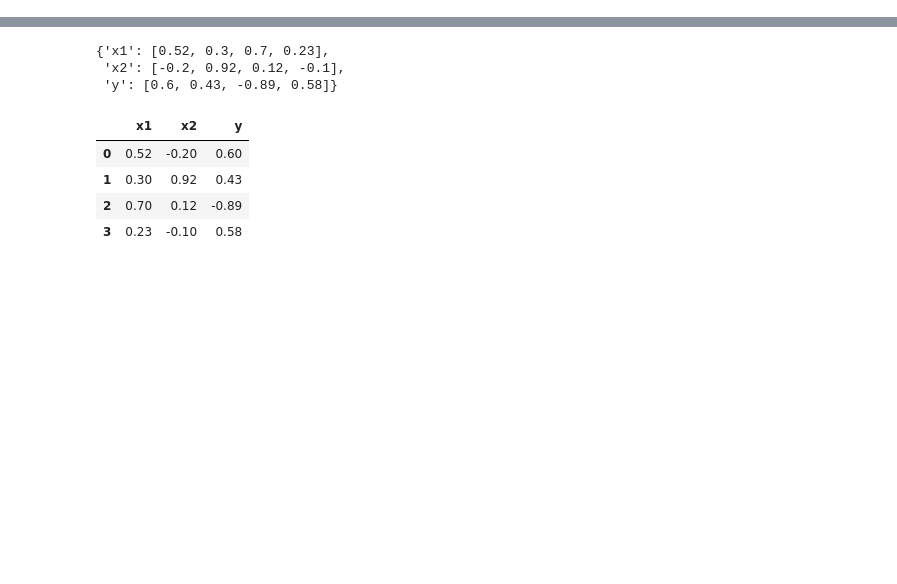
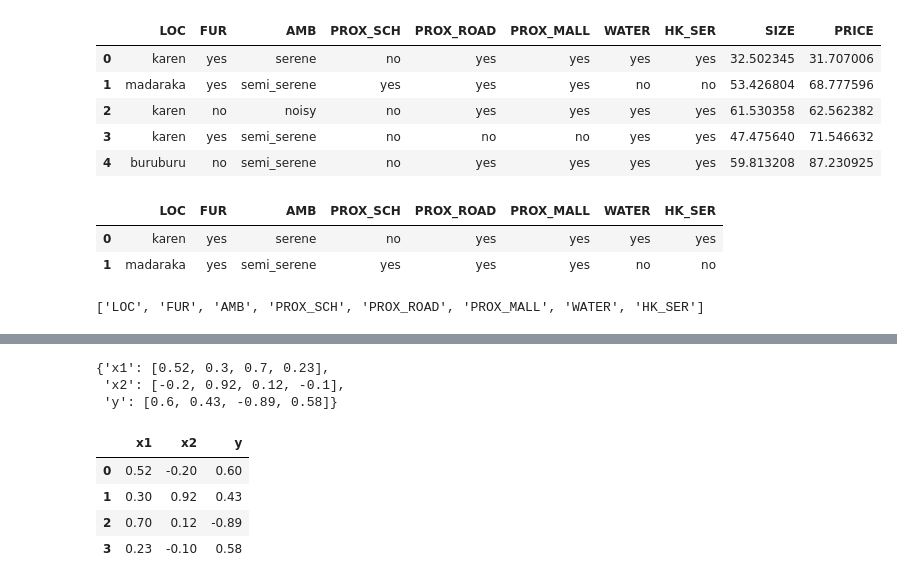
Before and after one commit to CyprianKyalo/Machine-Learning, a Jupyter notebook: Group_2_ANN.ipynb, the cells around one changed output, grey strips where cells are left out. Drawn from its saved outputs; the diff is of its cells as text; code cells hidden in the pictures; blank space fills up the shorter version.

```diff
--- a/Group_2_ANN.ipynb
+++ b/Group_2_ANN.ipynb
@@ -6,0 +73,23 @@ import math
+# %%
+data.head(5)
+# %% [output]
+|  | LOC | FUR | AMB | PROX_SCH | PROX_ROAD | PROX_MALL | WATER | HK_SER | SIZE | PRICE |
+| 0 | karen | yes | serene | no | yes | yes | yes | yes | 32.502345 | 31.707006 |
+| 1 | madaraka | yes | semi_serene | yes | yes | yes | no | no | 53.426804 | 68.777596 |
+| 2 | karen | no | noisy | no | yes | yes | yes | yes | 61.530358 | 62.562382 |
+| 3 | karen | yes | semi_serene | no | no | no | yes | yes | 47.475640 | 71.546632 |
+| 4 | buruburu | no | semi_serene | no | yes | yes | yes | yes | 59.813208 | 87.230925 |
+# %%
+# categorical variable is a variable type with two or more categories
+categorical_data=data.select_dtypes(include=['object']).copy()
+categorical_data.head(2)
+# %% [output]
+|  | LOC | FUR | AMB | PROX_SCH | PROX_ROAD | PROX_MALL | WATER | HK_SER |
+| 0 | karen | yes | serene | no | yes | yes | yes | yes |
+| 1 | madaraka | yes | semi_serene | yes | yes | yes | no | no |
+# %%
+# Placing categorical data in a list
+cat_features=list(categorical_data.columns)
+cat_features
+# %% [output]
+['LOC', 'FUR', 'AMB', 'PROX_SCH', 'PROX_ROAD', 'PROX_MALL', 'WATER', 'HK_SER']
```
Also changed, not shown: parts of 59 cells of this notebook.
